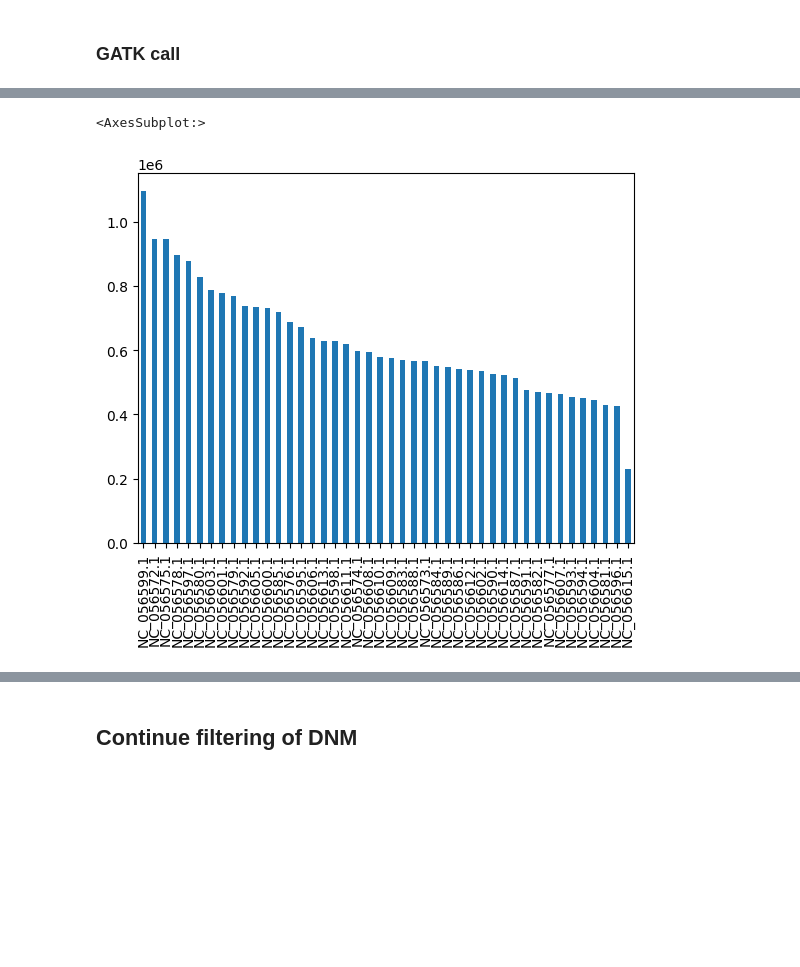
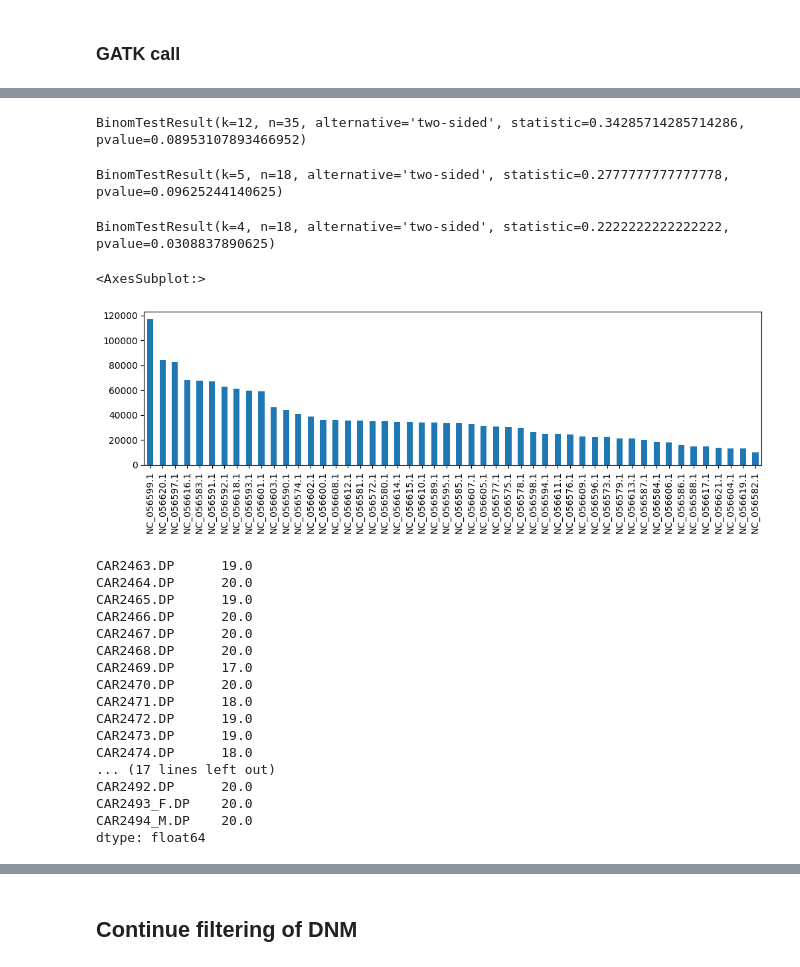
Before and after one commit to mitoclub/AquaSelection, a Jupyter notebook: intersect.ipynb, the cells around one changed output, grey strips where cells are left out. Saved outputs shown, nothing was run; the diff lists cells and outputs as text; code cells hidden in the pictures; blank space fills up the shorter version.

```diff
--- a/intersect.ipynb
+++ b/intersect.ipynb
@@ -256,0 +218,3 @@ variants['CAR2463.DP'].hist()
+# %%
+variants = pd.read_parquet('./data/interim/cor/cohort.merged.table.hidenovo.parquet')
+variants
@@ -257,8 +267,21 @@ variants['CAR2463.DP'].hist()
+# %%
+binomtest(12, 35)
+# %% [output]
+BinomTestResult(k=12, n=35, alternative='two-sided', statistic=0.34285714285714286, pvalue=0.08953107893466952)
+# %%
+binomtest(5, 18)
+# %% [output]
+BinomTestResult(k=5, n=18, alternative='two-sided', statistic=0.2777777777777778, pvalue=0.09625244140625)
+# %%
+binomtest(4, 18)
+# %% [output]
+BinomTestResult(k=4, n=18, alternative='two-sided', statistic=0.2222222222222222, pvalue=0.0308837890625)
 # %%
+plt.figure(figsize=(12, 3))
 variants['CHROM'].value_counts().plot.bar()
 # %% [output]
 <AxesSubplot:>
-[figure, old version]
+[figure, new version]
 # %%
 mother, father = ['CAR2493_F', 'CAR2494_M']
 
@@ -276 +297,21 @@ def is_mend_err_by_gt_gatk(ser: pd.Series):
+# %%
+variants[[x for x in variants.columns if x.endswith('.DP')]].median()
+# %% [output]
+CAR2463.DP      19.0
+CAR2464.DP      20.0
+CAR2465.DP      19.0
+CAR2466.DP      20.0
+CAR2467.DP      20.0
+CAR2468.DP      20.0
+CAR2469.DP      17.0
+CAR2470.DP      20.0
+CAR2471.DP      18.0
+CAR2472.DP      19.0
+CAR2473.DP      19.0
+CAR2474.DP      18.0
+... (17 lines left out)
+CAR2492.DP      20.0
+CAR2493_F.DP    20.0
+CAR2494_M.DP    20.0
+dtype: float64
 # %%
```
Also changed, not shown: parts of 40 cells of this notebook, 3 other files.
